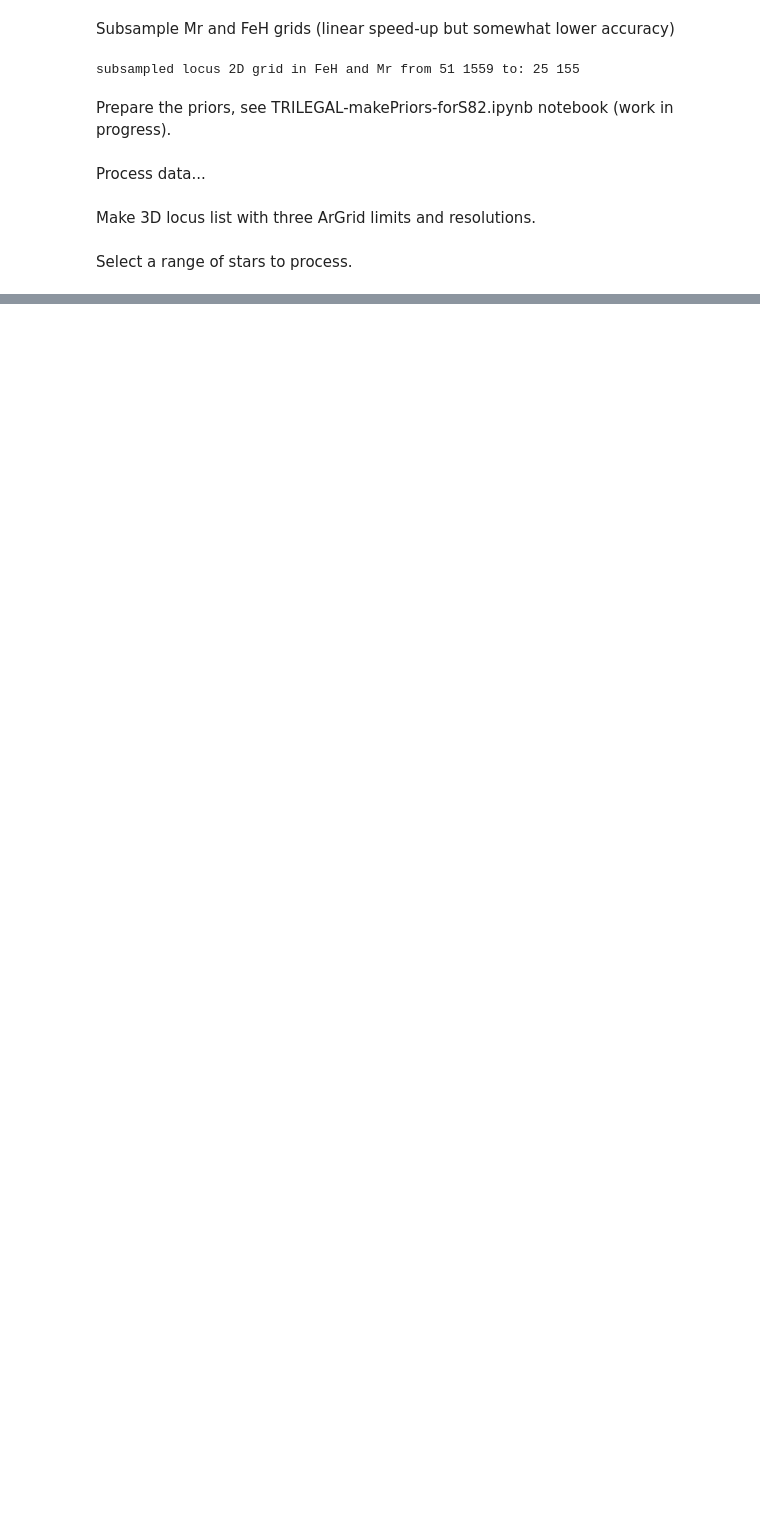
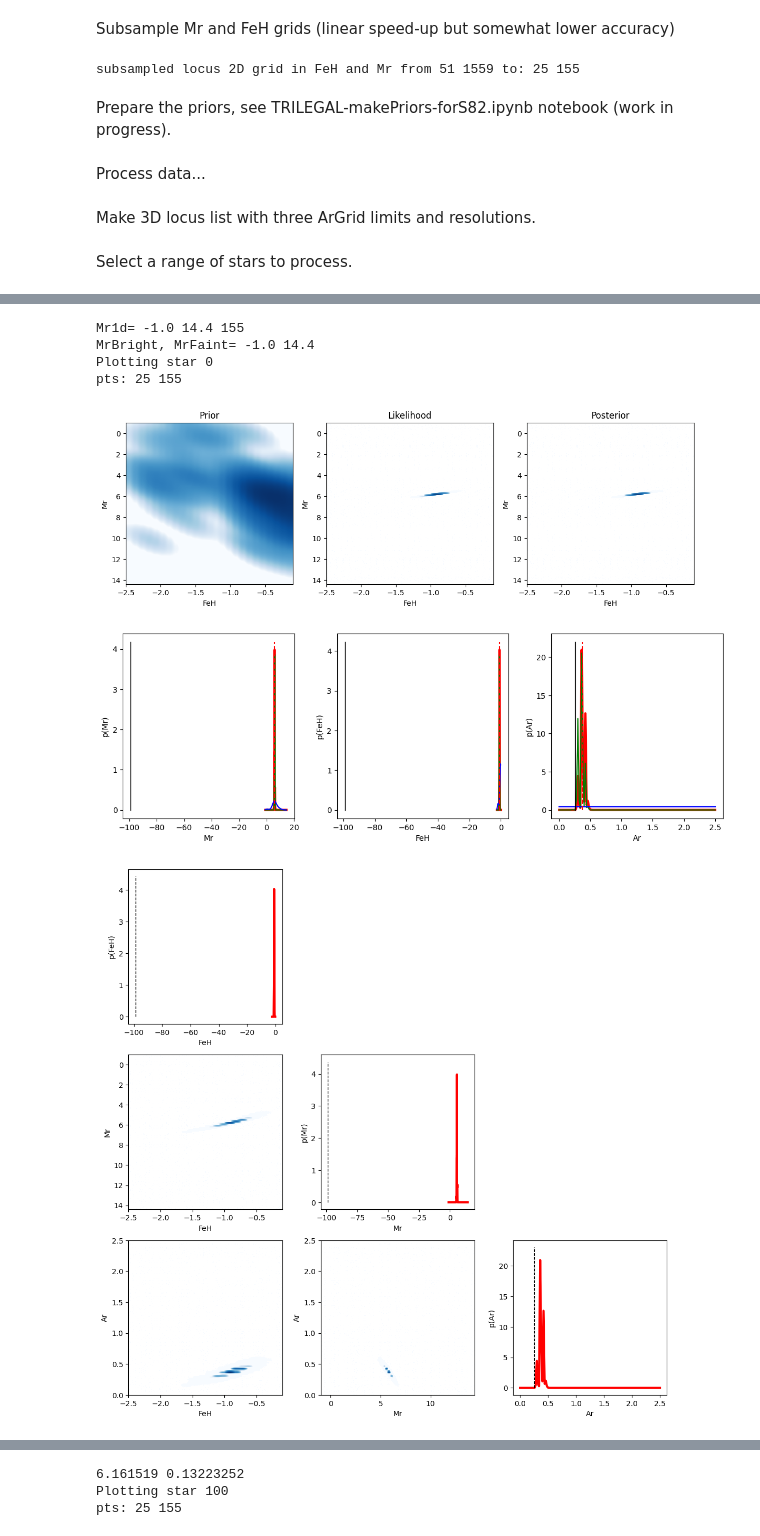
Before and after one commit to labastro-rbi/photoD, a Jupyter notebook: docs/pre_executed/bayes-method-3d.ipynb, the cells around one changed output, grey strips where cells are left out. Drawn from its saved outputs; the diff is of its cells as text; code cells hidden in the pictures; blank space fills up the shorter version.

```diff
--- a/docs/pre_executed/bayes-method-3d.ipynb
+++ b/docs/pre_executed/bayes-method-3d.ipynb
@@ -69,10 +72,8 @@ ArGridList, locus3DList = lt.get3DmodelList(locusData, fitColors)
 # %% [markdown]
 Select a range of stars to process.
 # %%
-df = s82.pixel_search([(pix_order,pix_index)]).compute()
+df = s82.pixel_search([(pix_order,pix_index)]).compute().reset_index(drop=True)
 # %%
 iStart = 0
-iEnd = len(df) # if<0: do all stars
-#myStars = [0, 100, 1000, 10000] # for illustration, make plots for these stars
-myStars = [10, 233] # no plots
-verb=False
+iEnd = len(df)
+myStars = [0,100] # [0, 100, 1000, 10000] # for illustration, make plots for these stars
@@ -82,17 +80,14 @@ os.makedirs("results", exist_ok=True)
 # %%
-import cProfile
+from photod.parameters import GlobalParams
 
-with cProfile.Profile() as pr:
-    bt.makeBayesEstimates3D(
-        df.reset_index(drop=True), # Pandas DF
-        fitColors, # tuple
-        locusData, # Pandas DF (before astropy Table)
-        locus3DList, # dict of structured np arrays
-        ArGridList, # dict of np arrays
-        priorsRootName, # str
-        outfile, # str
-        iStart, # int
-        iEnd, # int
-        myStars,
-    )
-    pr.dump_stats("/home/scampos/photoD/bayes-3d.pstat")
+global_params = GlobalParams(
+    fitColors=fitColors,
+    locusData=locusData,
+    ArGridList=ArGridList,
+    locus3DList=locus3DList,
+    priorsRootName=priorsRootName,
+)
+
+with cProfile.Profile() as profiler:
+    results, estimates_df = bt.make_bayes_estimates_3d(df, global_params, iStart, iEnd)
+    profiler.dump_stats("/home/scampos/photoD/bayes-3d.pstat")
@@ -115,0 +118,11 @@ pts: 25 155
+# %%
+# Plot the results for two of the stars
+bt.plot_stars(df, *results.get_plotting_args(), *global_params.get_plotting_args(), plotStars=myStars)
+# %% [output]
+Mr1d= -1.0 14.4 155
+MrBright, MrFaint= -1.0 14.4
+Plotting star 0
+pts: 25 155
+[figure, added]
+[figure, added]
+[figure, added]
@@ -115,0 +130,3 @@ pts: 25 155
+6.161519 0.13223252
+Plotting star 100
+pts: 25 155
```
Also changed, not shown: parts of 10 cells of this notebook, 3 other files.
